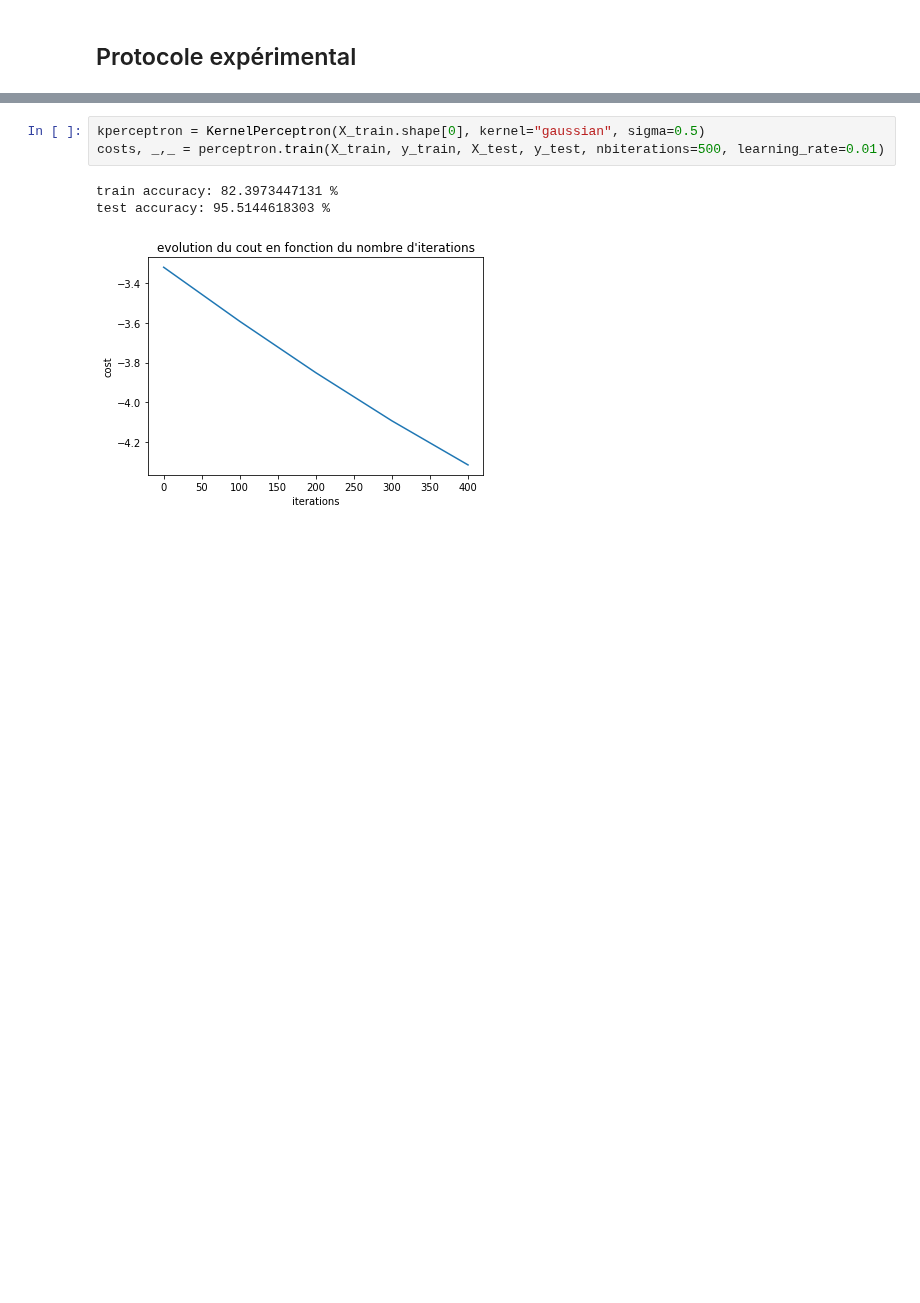
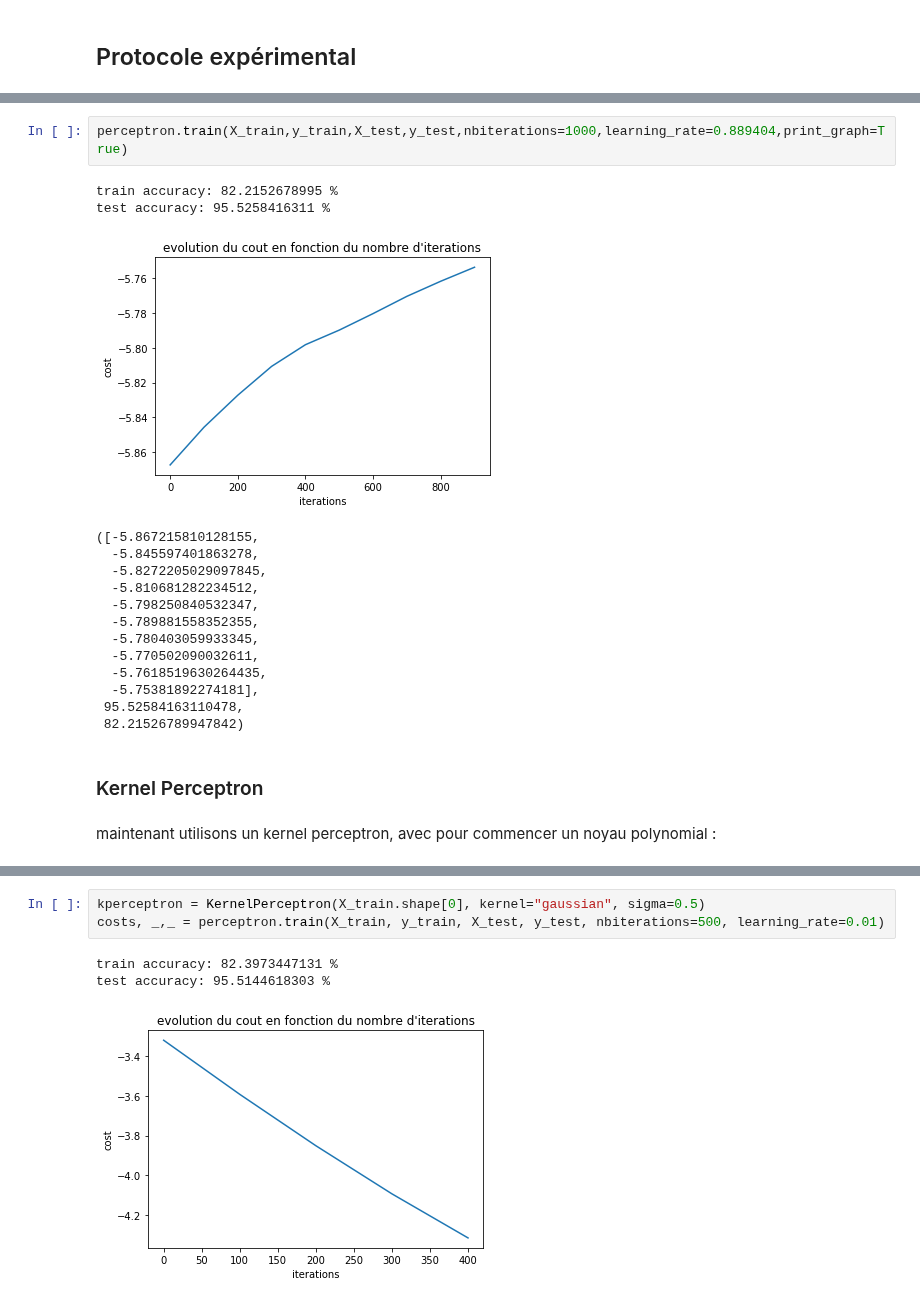
Before and after one commit to chubby47/kaggle_soccer, a Jupyter notebook: problematique_2.ipynb, the cells around one changed output, grey strips where cells are left out. Saved outputs shown, nothing was run; the diff lists cells and outputs as text; blank space fills up the shorter version.

```diff
--- a/problematique_2.ipynb
+++ b/problematique_2.ipynb
@@ -479,2 +373,24 @@ test accuracy: 95.222380275 %
+# %%
+perceptron.train(X_train,y_train,X_test,y_test,nbiterations=1000,learning_rate=0.889404,print_graph=True)
+# %% [output]
+train accuracy: 82.2152678995 %
+test accuracy: 95.5258416311 %
+[figure, added]
+([-5.867215810128155,
+  -5.845597401863278,
+  -5.8272205029097845,
+  -5.810681282234512,
+  -5.798250840532347,
+  -5.789881558352355,
+  -5.780403059933345,
+  -5.770502090032611,
+  -5.7618519630264435,
+  -5.75381892274181],
+ 95.52584163110478,
+ 82.21526789947842)
+# %% [markdown]
+### Kernel Perceptron
+# %% [markdown]
+maintenant utilisons un kernel perceptron, avec pour commencer un noyau polynomial :
 # %%
 kperceptron = KernelPerceptron(X_train.shape[0], kernel="polynomial", deg=2)
```
Also changed, not shown: parts of 21 cells of this notebook.
